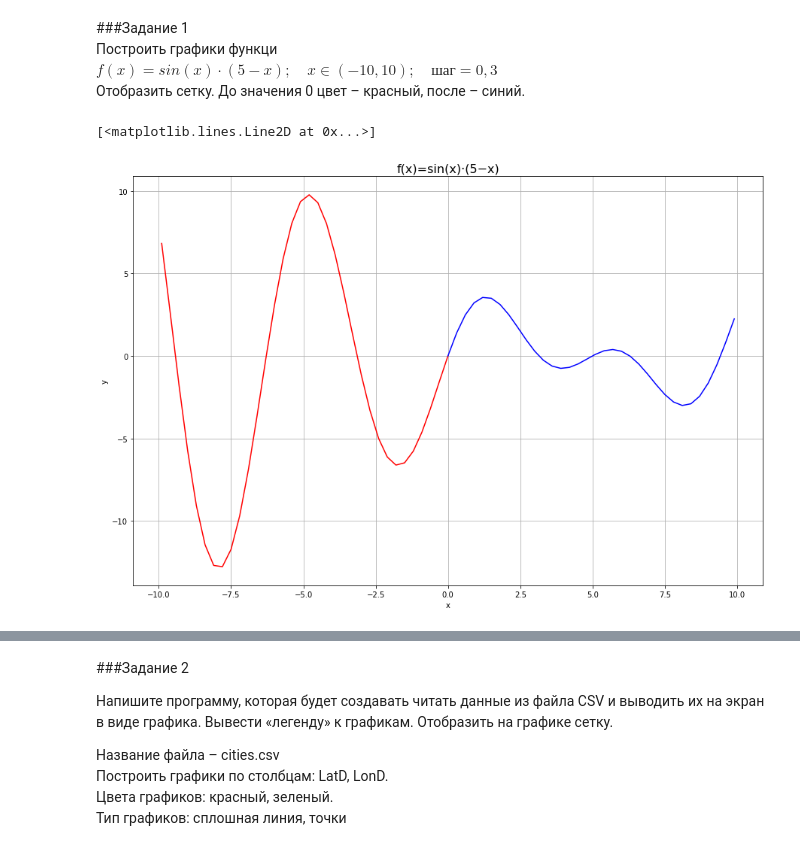
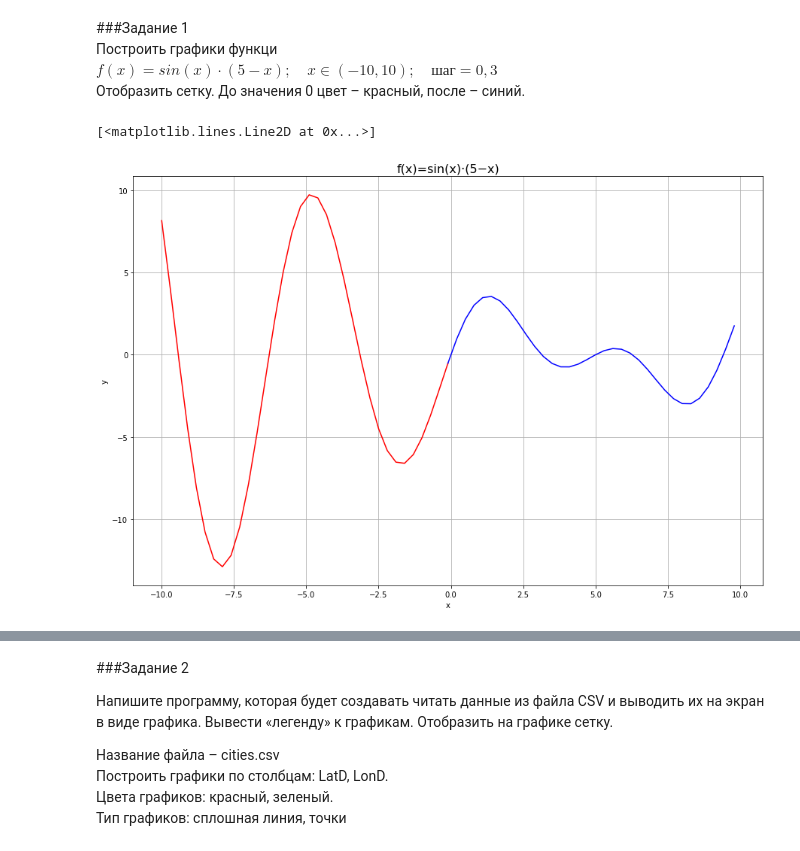
Before and after one commit to Reveur1988/finuniversity, a Jupyter notebook: seminar_3_prokofyev.ipynb, the cells around one changed output, grey strips where cells are left out. Saved outputs shown, nothing was run; the diff lists cells and outputs as text; code cells hidden in the pictures.

```diff
--- a/seminar_3_prokofyev.ipynb
+++ b/seminar_3_prokofyev.ipynb
@@ -9,19 +9,21 @@ $f(x)=sin⁡(x)⋅(5-x); \quad x∈(-10,10); \quad шаг=0,3$
 Отобразить сетку. До значения 0 цвет – красный, после – синий.
 # %%
 import matplotlib.pyplot as plt
-import math
+import numpy as np
 
-x = [i / 10 for i in range(-99, 100, 3)]
-y = [math.sin(j) * (5 - j) for j in x]
+# Генерация данны
+x = np.arange(-10, 10, 0.3)
+y = np.array(np.sin(x)*(5-x))
 
+# Первый вариант закрашивания графика
 %matplotlib inline
 plt.figure(figsize=(15, 10))
 plt.title('f(x)=sin(x)⋅(5−x)', fontsize=16)
 plt.xlabel('x')
 plt.ylabel('y')
 plt.grid(True)
 plt.plot(x[:34], y[:34], color='red')
 plt.plot(x[33:], y[33:], color='blue')
 # %% [output]
 [<matplotlib.lines.Line2D at 0x...>]
-[figure, old version]
+[figure, new version]
```
Also changed, not shown: parts of 1 cell of this notebook.
